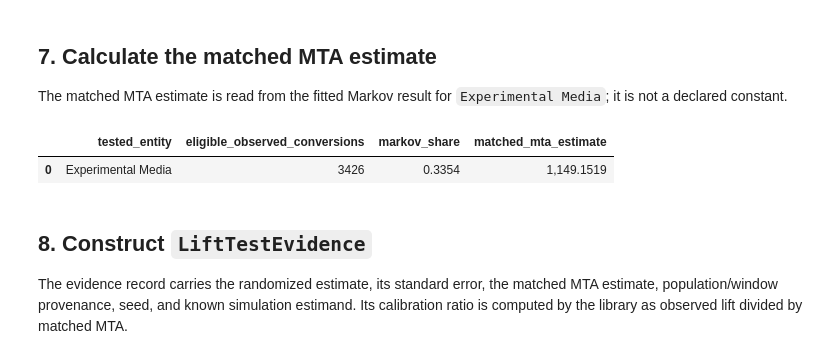
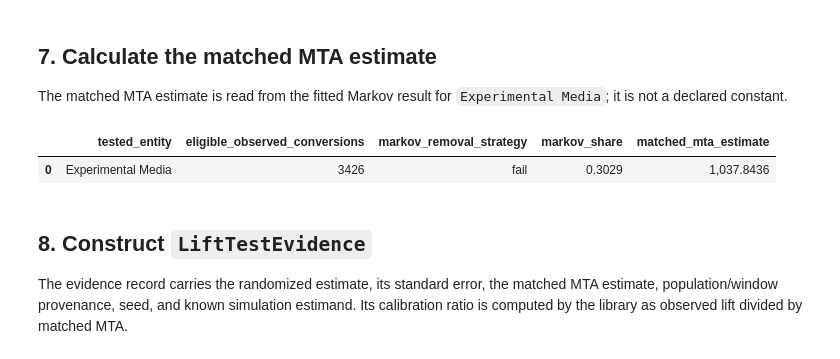
Before and after one commit to 8139CAUSAL/do_attribution, a Jupyter notebook: examples/attribution_experiment_calibration.ipynb, the cells around one changed output. Drawn from its saved outputs; the diff is of its cells as text; code cells hidden in the pictures.

```diff
--- a/examples/attribution_experiment_calibration.ipynb
+++ b/examples/attribution_experiment_calibration.ipynb
@@ -234,17 +246,18 @@ The matched MTA estimate is read from the fitted Markov result for `Experimental
 # %%
 tested_entity = config.tested_entity
 matched_static = pd.DataFrame({
     "tested_entity": [tested_entity],
     "eligible_observed_conversions": [
         int(experiment_data.loc[experiment_data["experiment_eligible"], "observed_conversion"].sum())
     ],
+    "markov_removal_strategy": [static_workflow.attribution_model.removal_strategy],
     "markov_share": [static_workflow.attribution_fit["attribution"][tested_entity]],
     "matched_mta_estimate": [static_workflow.attribution_estimates[tested_entity]],
 })
 display(matched_static)
 # %% [output]
-|  | tested_entity | eligible_observed_conversions | markov_share | matched_mta_estimate |
-| 0 | Experimental Media | 3426 | 0.3354 | 1,149.1519 |
+|  | tested_entity | eligible_observed_conversions | markov_removal_strategy | markov_share | matched_mta_estimate |
+| 0 | Experimental Media | 3426 | fail | 0.3029 | 1,037.8436 |
 # %% [markdown]
 ## 8. Construct `LiftTestEvidence`
 
```
Also changed, not shown: parts of 11 cells of this notebook, 20 other files.
